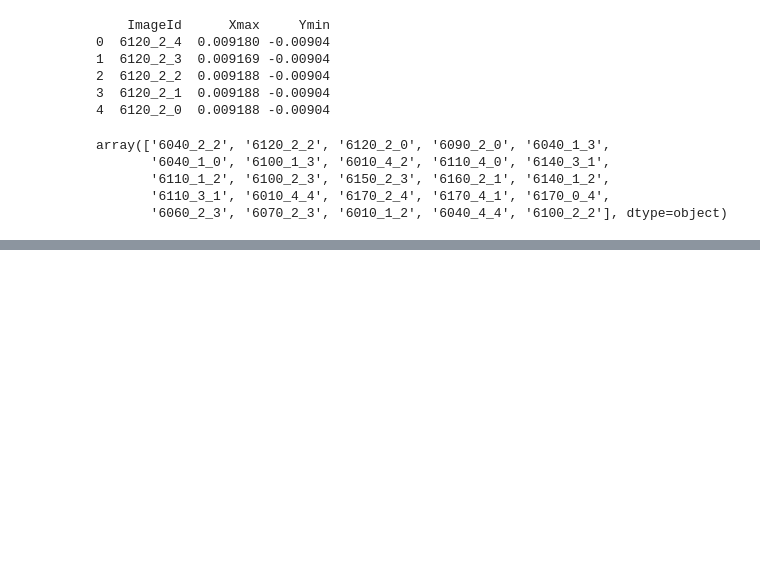
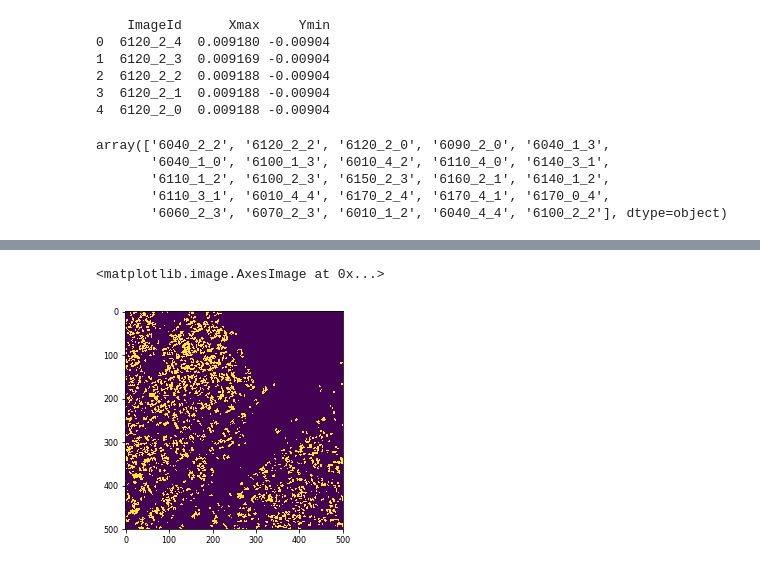
Before and after one commit to ethanweber/xview2, a Jupyter notebook: dstl_buildings_to_coco.ipynb, the cells around one changed output, grey strips where cells are left out. Saved outputs shown, nothing was run; the diff lists cells and outputs as text; code cells hidden in the pictures; blank space fills up the shorter version.

```diff
--- a/dstl_buildings_to_coco.ipynb
+++ b/dstl_buildings_to_coco.ipynb
@@ -73,0 +167,13 @@ polygonsList
+# %%
+def _get_xmax_ymin(grid_sizes_panda, imageId):
+    xmax, ymin = grid_sizes_panda[grid_sizes_panda.ImageId == imageId].iloc[0,1:].astype(float)
+    return (xmax,ymin)
+# %%
+def _get_polygon_list(wkt_list_pandas, imageId, cType):
+    df_image = wkt_list_pandas[wkt_list_pandas.ImageId == imageId]
+    multipoly_def = df_image[df_image.ClassType == cType].MultipolygonWKT
+    polygonList = None
+    if len(multipoly_def) > 0:
+        assert len(multipoly_def) == 1
+        polygonList = wkt_loads(multipoly_def.values[0])
+    return polygonList
@@ -73,0 +196,33 @@ polygonsList
+# %%
+def _plot_mask_from_contours(raster_img_size, contours, class_value = 1):
+    img_mask = np.zeros(raster_img_size,np.uint8)
+    if contours is None:
+        return img_mask
+    perim_list,interior_list = contours
+    cv2.fillPoly(img_mask,perim_list,class_value)
+    cv2.fillPoly(img_mask,interior_list,0)
+    return img_mask
+# %%
+def generate_mask_for_image_and_class(raster_size, imageId, class_type, grid_sizes_panda,
+                                     wkt_list_pandas):
+    xymax = _get_xmax_ymin(grid_sizes_panda,imageId)
+    polygon_list = _get_polygon_list(wkt_list_pandas,imageId,class_type)
+    contours = _get_and_convert_contours(polygon_list,raster_size,xymax)
+    mask = _plot_mask_from_contours(raster_size,contours,1)
+    return mask
+# %%
+set_of_mask = dict()
+mask_test = np.zeros((500,500))
+
+for i in class_of_interest:
+
+    mask = generate_mask_for_image_and_class((500,500),"6100_1_3",i,gs,annotations)
+    set_of_mask[i] =  mask*255/9*i
+    mask_test = mask_test + mask*255/9*i
+
+cv2.imwrite("mask.png",mask_test)
+img = mpimg.imread('mask.png')
+plt.imshow(img)
+# %% [output]
+<matplotlib.image.AxesImage at 0x...>
+[figure, added]
```
Also changed, not shown: parts of 20 cells of this notebook.
